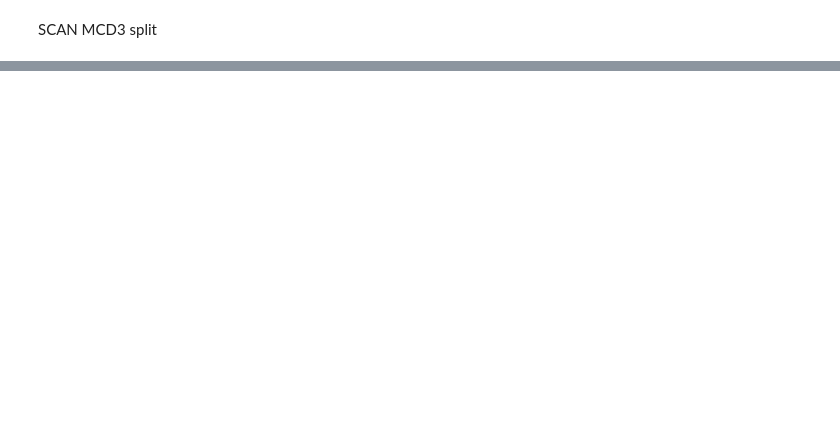
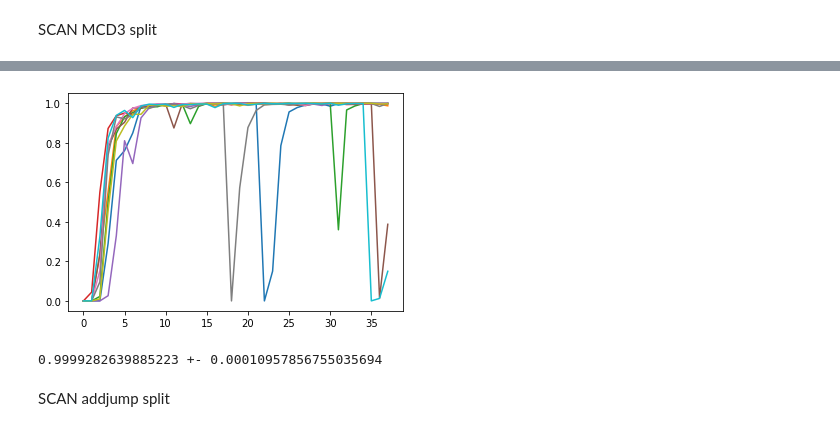
Before and after one commit to ayushchakravarthy/language_compositionality, a Jupyter notebook: results.ipynb, the cells around one changed output, grey strips where cells are left out. Saved outputs shown, nothing was run; the diff lists cells and outputs as text; code cells hidden in the pictures; blank space fills up the shorter version.

```diff
--- a/results.ipynb
+++ b/results.ipynb
@@ -156,0 +181,14 @@ print(np.mean(t_mcd3_best), '+-', np.std(t_mcd3_best))
+# %%
+for i in range(10):
+    plt.plot(st_filler_simple_res[i]['test_accs'])
+# %% [output]
+[figure, added]
+# %%
+st_filler_simple_best = []
+for i in range(10):
+    st_filler_simple_best.append(max(st_filler_simple_res[i]['test_accs']))
+print(np.mean(st_filler_simple_best), '+-', np.std(st_filler_simple_best))
+# %% [output]
+0.9999282639885223 +- 0.00010957856755035694
+# %% [markdown]
+SCAN addjump split
```
Also changed, not shown: parts of 82 cells of this notebook, 10 other files.
